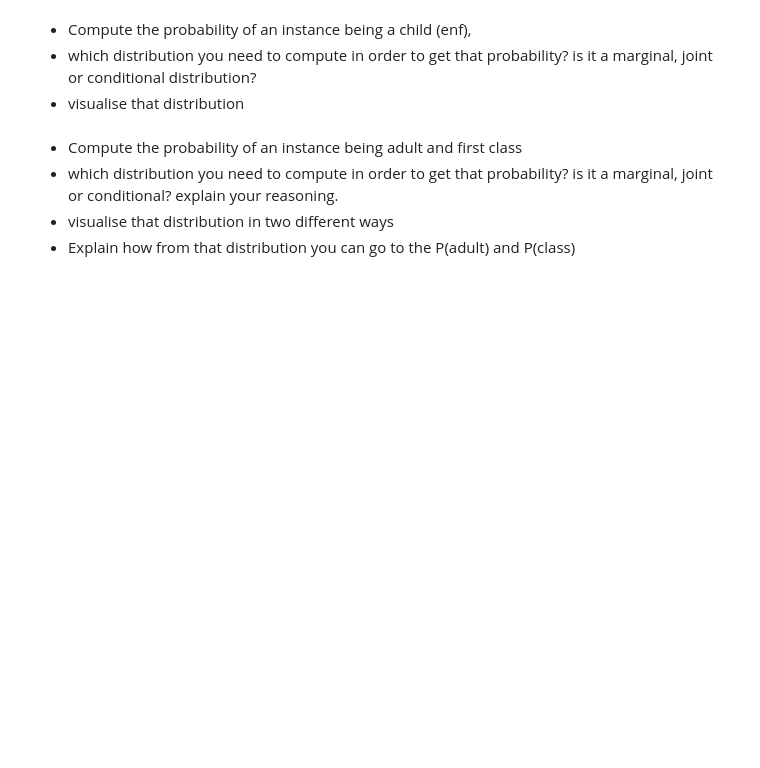
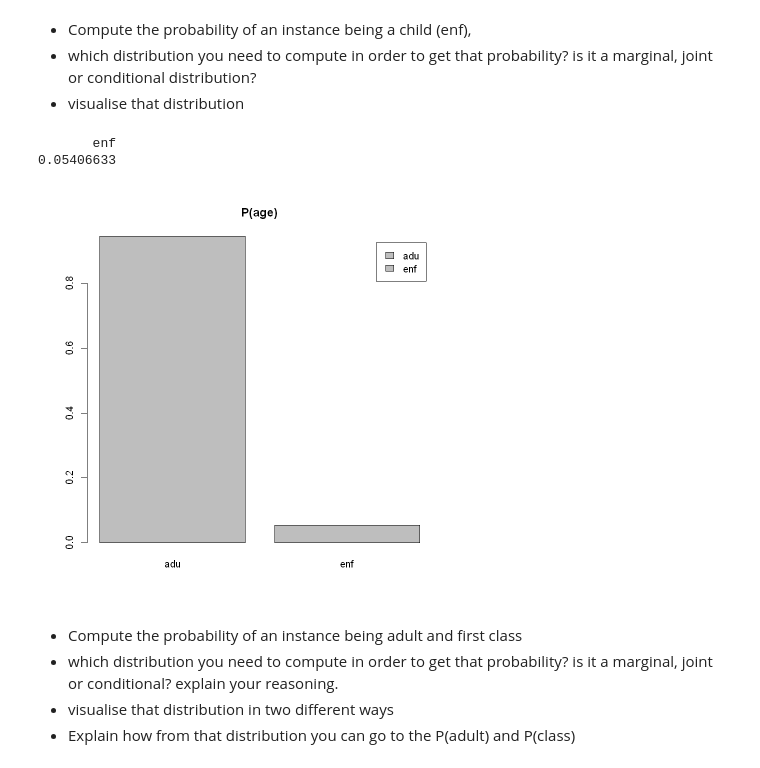
Before and after one commit to HEG-IG-Ex/62-62_Data_Mining, a Jupyter notebook: Qualitative Attributes/QualitativeAttributes.ipynb, the cells around one changed output. Cells and saved outputs as stored; diff of their text form; code cells hidden in the pictures; blank space fills up the shorter version.

```diff
--- a/Qualitative Attributes/QualitativeAttributes.ipynb
+++ b/Qualitative Attributes/QualitativeAttributes.ipynb
@@ -710,6 +879,16 @@ The Bayes rule is the basis of the Naive Bayes algorithm that we will see later.
 * visualise that distribution
 # %%
 #Your code/answers here
+age_proportions <- prop.table(table(myData[,"age"]))
+
+# P(enf) => This is the margingal probability P(enf)
+age_proportions["enf"]
+
+barplot(age_proportions, main="P(age)",legend=TRUE)
+# %% [output]
+       enf
+0.05406633
+[figure, added]
 # %% [markdown]
 * Compute the probability of an instance being adult and first class
 * which distribution you need to compute in order to get that probability? is it a marginal, joint or conditional? explain your reasoning.
```
Also changed, not shown: parts of 28 cells of this notebook, 3 other files.
